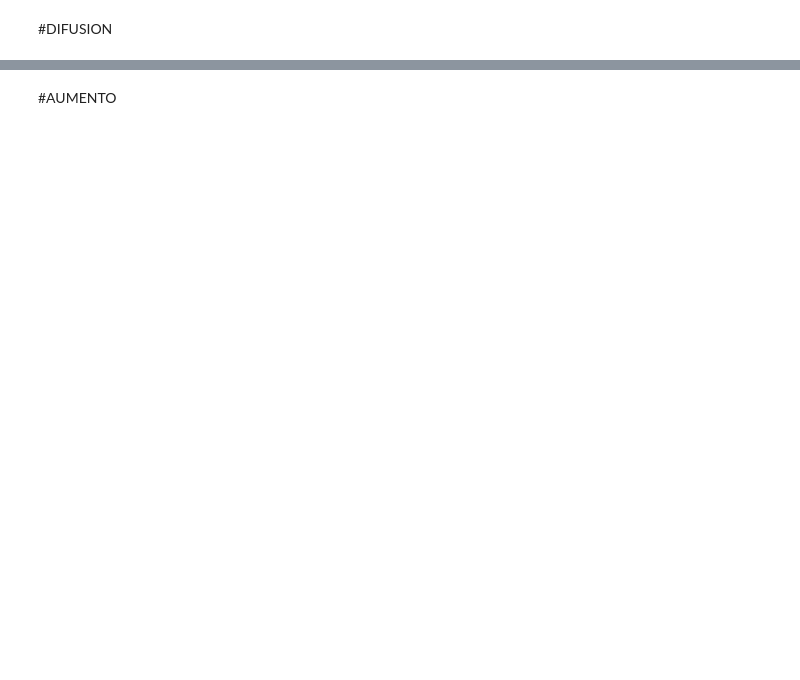
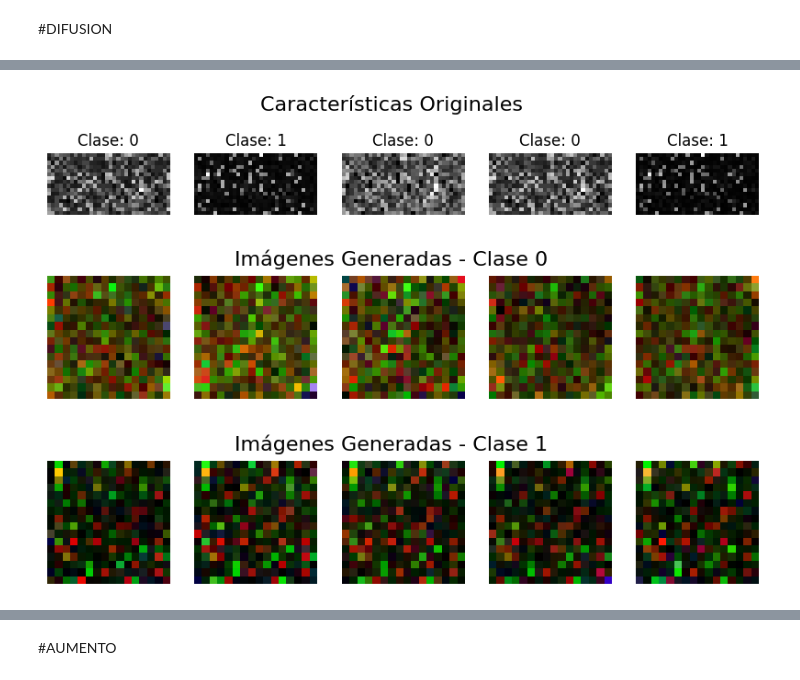
Before and after one commit to Skalis07/Tesis-MCC-Aumentaci-n-de-datos-en-features-con-modelo-de-difusi-n, a Jupyter notebook: Código Aumentación de Features con Difusión.ipynb, the cells around one changed output, grey strips where cells are left out. Drawn from its saved outputs; the diff is of its cells as text; code cells hidden in the pictures; blank space fills up the shorter version.

```diff
--- a/Código Aumentación de Features con Difusión.ipynb
+++ b/Código Aumentación de Features con Difusión.ipynb
@@ -1772,0 +2125,52 @@ plt.show()
+# %%
+import matplotlib.pyplot as plt
+import numpy as np
+
+# Función para visualizar características originales con normalización correcta
+def mostrar_features_originales(features, labels, num_images=5, title="Características Originales"):
+    num_images = min(num_images, features.shape[0])  # Asegurar que no excedemos el tamaño del lote
+    fig, axes = plt.subplots(1, num_images, figsize=(num_images * 2, 2))
+    fig.suptitle(title, fontsize=16)
+
+    for i in range(num_images):
+        img = features[i].cpu().numpy().reshape(16, 32)  # Reorganizar la forma para visualizar
+
+        # Normalizar a rango [0, 255]
+        img = 255 * (img - img.min()) / (img.max() - img.min() + 1e-8)
+        img = img.clip(0, 255).astype(np.uint8)
+
+        axes[i].imshow(img, cmap='gray')  # Mostrar en escala de grises
+        axes[i].set_title(f"Clase: {labels[i].item()}")
+        axes[i].axis('off')
+
+    plt.show()
+
+# Función para visualizar imágenes generadas
+def mostrar_imagenes_generadas(sampled_images, num_images=5, title="Imágenes Generadas"):
+    num_images = min(num_images, sampled_images.shape[0])  # Asegurar que no excedemos el tamaño del lote
+    fig, axes = plt.subplots(1, num_images, figsize=(num_images * 2, 2))
+    fig.suptitle(title, fontsize=16)
+
+    for i in range(num_images):
+        img = sampled_images[i].cpu().numpy().transpose(1, 2, 0)  # Reorganizar los ejes para visualización
+
+        # Normalizar a rango [0, 255]
+        img = 255 * (img - img.min()) / (img.max() - img.min() + 1e-8)
+        img = img.clip(0, 255).astype(np.uint8)
+
+        axes[i].imshow(img)  # Mostrar en colores normales
+        axes[i].axis('off')
+
+    plt.show()
+
+# Mostrar características originales con normalización
+original_features, original_labels = next(iter(train_loader))
+mostrar_features_originales(original_features, original_labels, num_images=5, title="Características Originales")
+
+# Mostrar imágenes generadas para la clase 0 y 1
+mostrar_imagenes_generadas(sampled_images_0, num_images=5, title="Imágenes Generadas - Clase 0")
+mostrar_imagenes_generadas(sampled_images_1, num_images=5, title="Imágenes Generadas - Clase 1")
+# %% [output]
+[figure, added]
+[figure, added]
+[figure, added]
```
Also changed, not shown: parts of 49 cells of this notebook.
